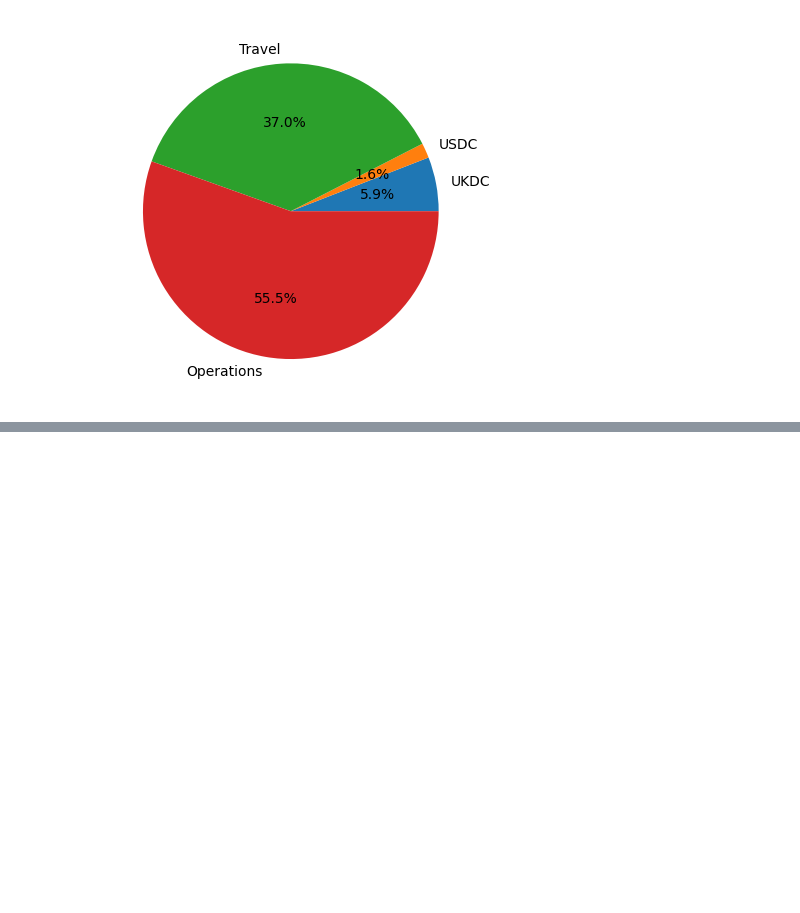
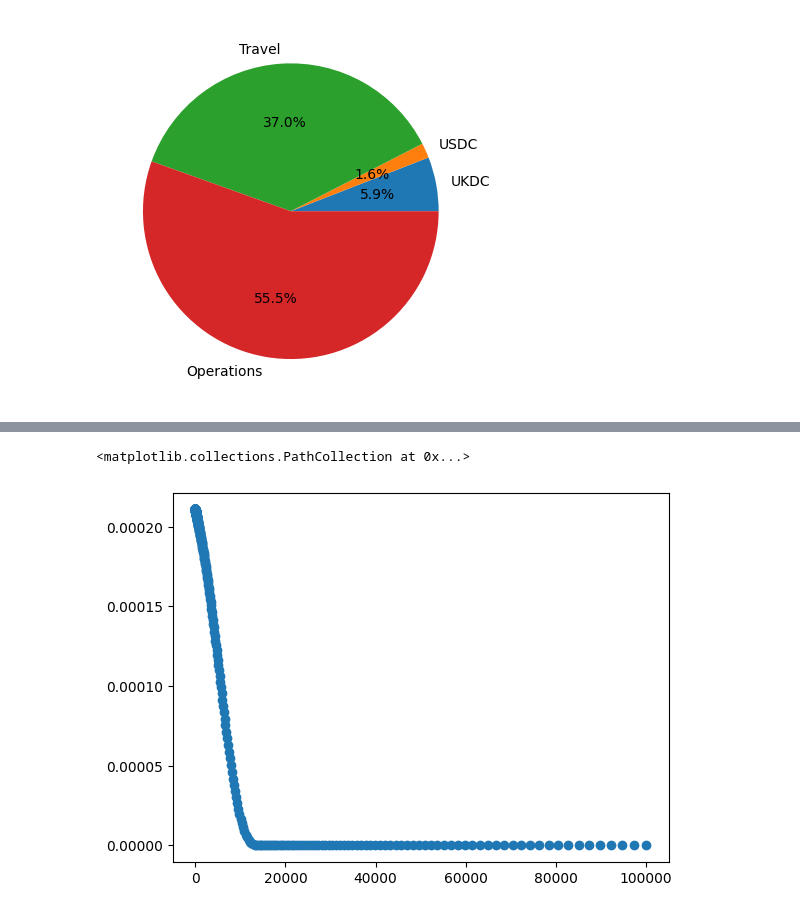
Before and after one commit to seriksen/sustainable-lz, a Jupyter notebook: notebooks/legacy_code/Total_pies.ipynb, the cells around one changed output, grey strips where cells are left out. Saved outputs shown, nothing was run; the diff lists cells and outputs as text; code cells hidden in the pictures; blank space fills up the shorter version.

```diff
--- a/notebooks/legacy_code/Total_pies.ipynb
+++ b/notebooks/legacy_code/Total_pies.ipynb
@@ -75,0 +97,8 @@ plt.savefig("total_plot.png",bbox_inches="tight")
+# %%
+import pickle as pkl
+data= pkl.load(open('8Bdata.pkl','rb'))
+
+plt.scatter(data['Recoil Energy [keV]'],data['Rate [Events /ton/year/keV]'])
+# %% [output]
+<matplotlib.collections.PathCollection at 0x...>
+[figure, added]
```
Also changed, not shown: parts of 11 cells of this notebook, 9 other files.
